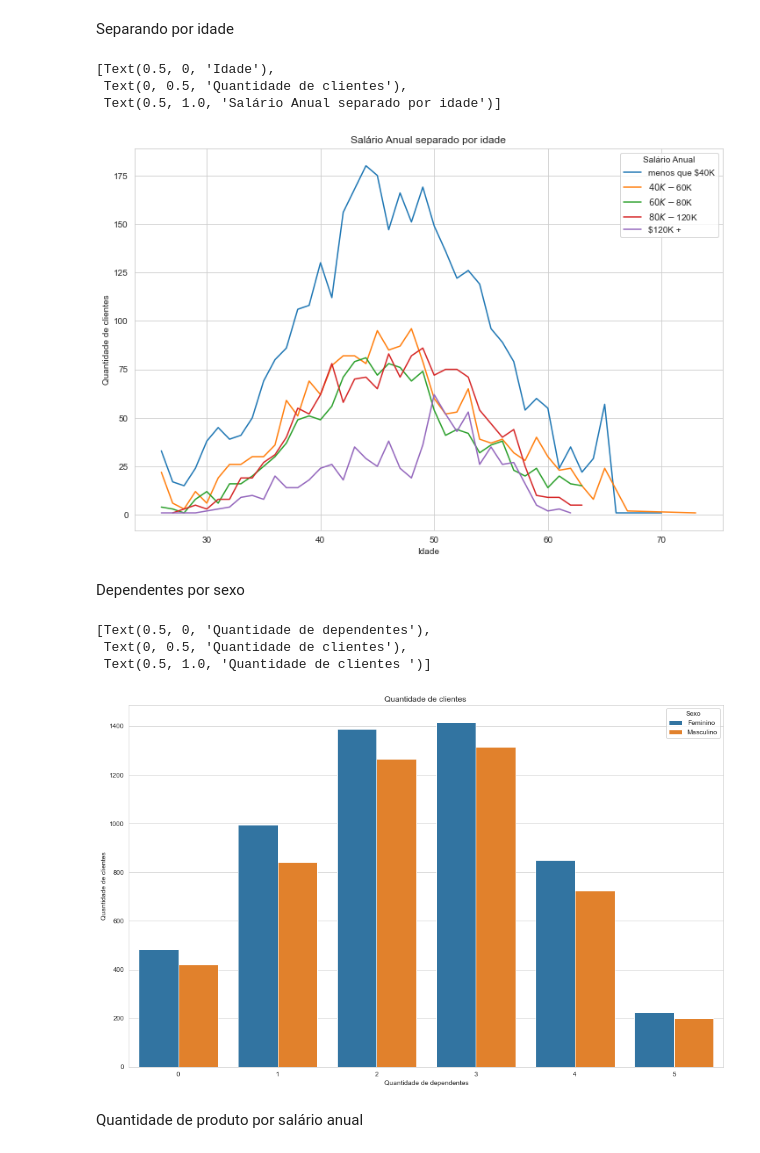
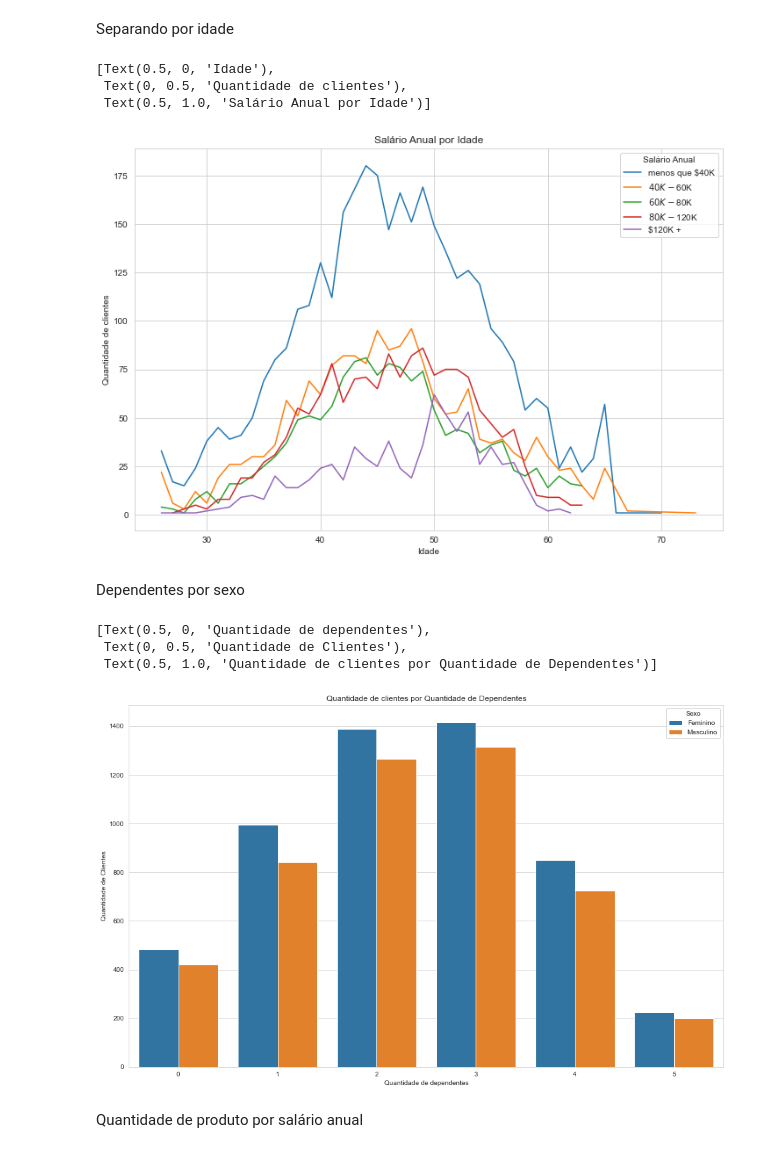
Before and after one commit to jeanmatheuss/analise-clientes, a Jupyter notebook: analise_clientes_credito.ipynb, the cells around one changed output. Saved outputs shown, nothing was run; the diff lists cells and outputs as text; code cells hidden in the pictures.

```diff
--- a/analise_clientes_credito.ipynb
+++ b/analise_clientes_credito.ipynb
@@ -67,7 +67,7 @@ dtypes: float64(2), int64(9), object(5)
 memory usage: 1.2+ MB
 # %%
 # escluindo colunas irrelevantes
-df = df.drop(columns=['id', 'Unnamed: 0'])
+df = df.drop(columns=['id'])
 # %%
 df.info()
 # %% [output]
@@ -328,12 +361,12 @@ fig, ax = plt.subplots(figsize=(12,8))
 sns.set_style('whitegrid')
 sns.lineplot(data=df_idade, x='idade', y='QTD', hue='salario_anual', hue_order=labels_salario)
 ax.legend(title='Salário Anual')
-ax.set(xlabel='Idade', ylabel='Quantidade de clientes', title='Salário Anual separado por idade')
+ax.set(xlabel='Idade', ylabel='Quantidade de clientes', title='Salário Anual por Idade')
 # %% [output]
 [Text(0.5, 0, 'Idade'),
  Text(0, 0.5, 'Quantidade de clientes'),
- Text(0.5, 1.0, 'Salário Anual separado por idade')]
+ Text(0.5, 1.0, 'Salário Anual por Idade')]
-[figure, old version]
+[figure, new version]
 # %%
 # quantidade de produtos que os homens e as mulheres compram separados por cartão, salário, dependentes:
 df_produto = df.groupby(['sexo','qtd_produtos', 'salario_anual'])['sexo'].count().reset_index(name='QTD')
@@ -344,14 +377,14 @@ Dependentes por sexo
 # %%
 fig, ax = plt.subplots(figsize=(16,10))
 sns.set_style('whitegrid')
 sns.barplot(data=df_dependente, ax=ax, x='dependentes', y='QTD', hue='sexo', ci=None)
 ax.legend(title='Sexo', labels={'Feminino':'F', 'Masculino':'M'})
-ax.set(xlabel='Quantidade de dependentes', ylabel='Quantidade de clientes', title='Quantidade de clientes ')
+ax.set(xlabel='Quantidade de dependentes', ylabel='Quantidade de Clientes', title='Quantidade de clientes por Quantidade de Dependentes')
 # %% [output]
 [Text(0.5, 0, 'Quantidade de dependentes'),
- Text(0, 0.5, 'Quantidade de clientes'),
- Text(0.5, 1.0, 'Quantidade de clientes ')]
+ Text(0, 0.5, 'Quantidade de Clientes'),
+ Text(0.5, 1.0, 'Quantidade de clientes por Quantidade de Dependentes')]
-[figure, old version]
+[figure, new version]
 # %% [markdown]
 Quantidade de produto por salário anual
 # %%
```
Also changed, not shown: parts of 12 cells of this notebook, 1 other file.
